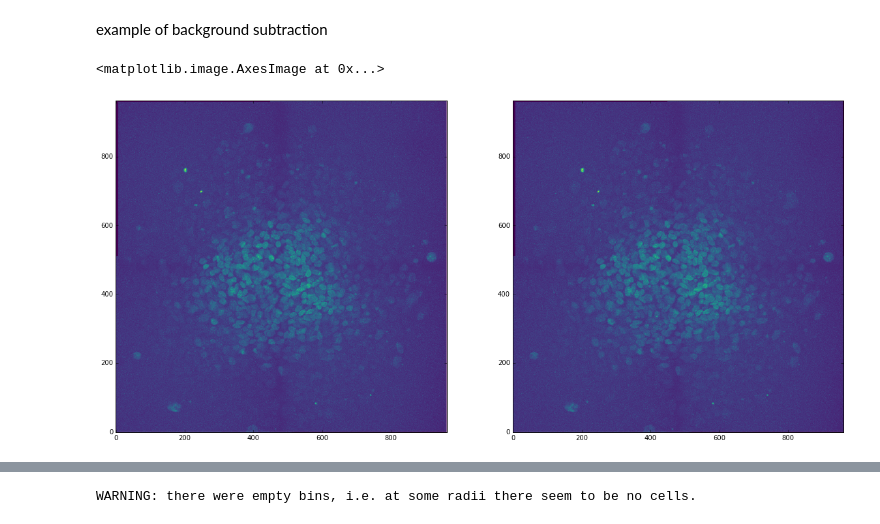
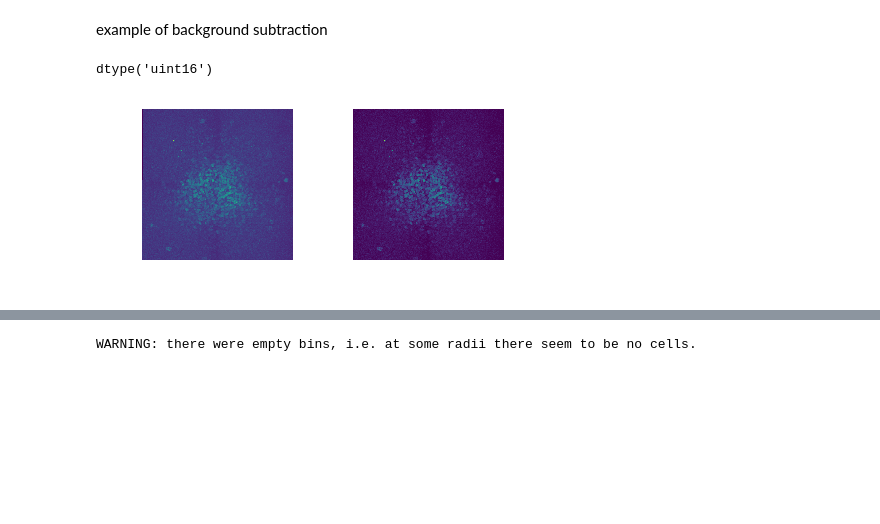
Before and after one commit to jjmetzger/stemcell_segmentation, a Jupyter notebook: watershed2d.ipynb, the cells around one changed output, grey strips where cells are left out. Drawn from its saved outputs; the diff is of its cells as text; code cells hidden in the pictures; blank space fills up the shorter version.

```diff
--- a/watershed2d.ipynb
+++ b/watershed2d.ipynb
@@ -67,14 +55,20 @@ filename_sox17 = '/Users/jakob/Documents/RU/Data/ufo_min/T0162/MAX_UFO20150807_s
 filename_sox2 = '/Users/jakob/Documents/RU/Data/ufo_min/T0162/MAX_UFO20150807_stitched001_T0162_c4.tif'
 # %% [markdown]
 example of background subtraction
+# %%
+n=100
+np.partition(s2[s2.nonzero()], n)[:n].max()
+s2.dtype
+# %% [output]
+dtype('uint16')
 # %%
 s2=tiff.imread(filename_sox2)
-_,ax=subplots(1,2, figsize=(20,10))
+fig,ax=subplots(1,2, figsize=(5,2))
 ax[0].imshow(s2, cmap='viridis', origin='lower')
-ax[1].imshow(w.remove_background(s2), cmap='viridis', origin='lower')
+ax[1].imshow(watershed3d.remove_background_func(s2), cmap='viridis', origin='lower')
+[aax.axis('off') for aax in ax];
 # %% [output]
-<matplotlib.image.AxesImage at 0x...>
-[figure, old version]
+[figure, new version]
 # %%
 w.apply_to_channels(filename_sox2, 'sox2')
 w.apply_to_channels(filename_bra, 'bra')
```
Also changed, not shown: parts of 15 cells of this notebook, 1 other file.
